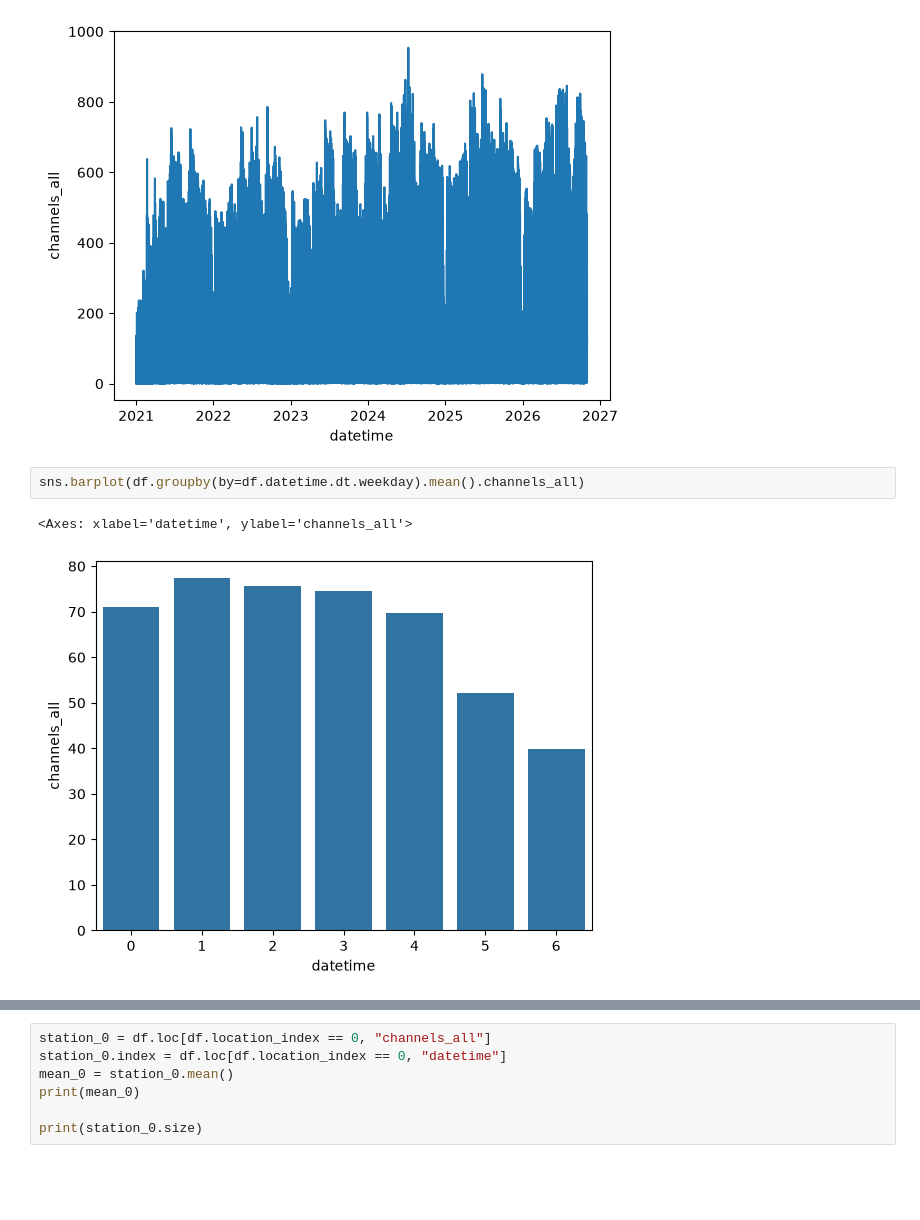
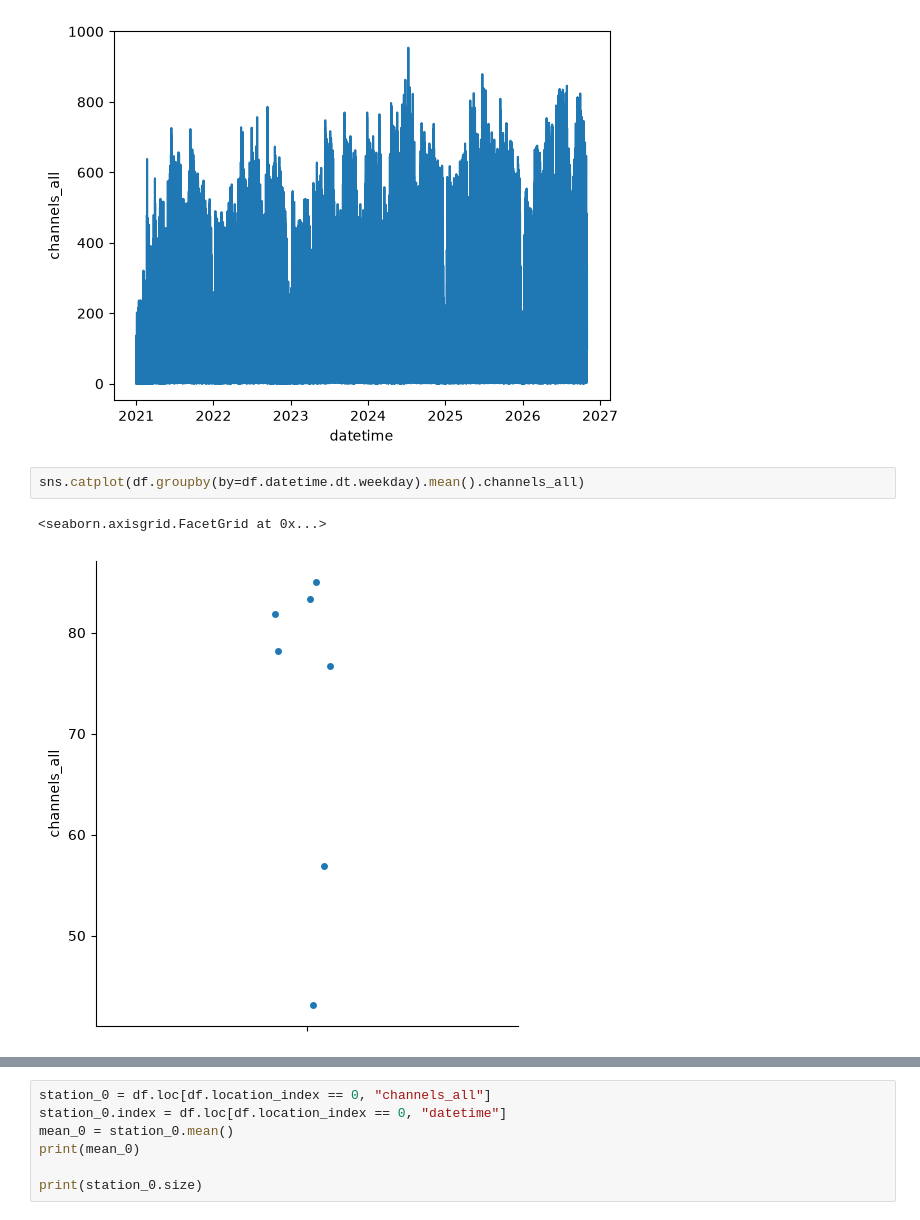
Before and after one commit to danrocag/fahrrad-analyse, a Jupyter notebook: src/fahrrad_analyse/explore.ipynb, the cells around one changed output, grey strips where cells are left out. Cells and saved outputs as stored; diff of their text form; blank space fills up the shorter version.

```diff
--- a/src/fahrrad_analyse/explore.ipynb
+++ b/src/fahrrad_analyse/explore.ipynb
@@ -86,8 +84,8 @@ sns.lineplot(data=df.loc[df.location_index == 0, :], x="datetime", y="channels_a
 <Axes: xlabel='datetime', ylabel='channels_all'>
 [figure]
 # %%
-sns.barplot(df.groupby(by=df.datetime.dt.weekday).mean().channels_all)
+sns.catplot(df.groupby(by=df.datetime.dt.weekday).mean().channels_all)
 # %% [output]
-<Axes: xlabel='datetime', ylabel='channels_all'>
+<seaborn.axisgrid.FacetGrid at 0x...>
-[figure, old version]
+[figure, new version]
 # %%
```
Also changed, not shown: parts of 13 cells of this notebook, 3 other files.
